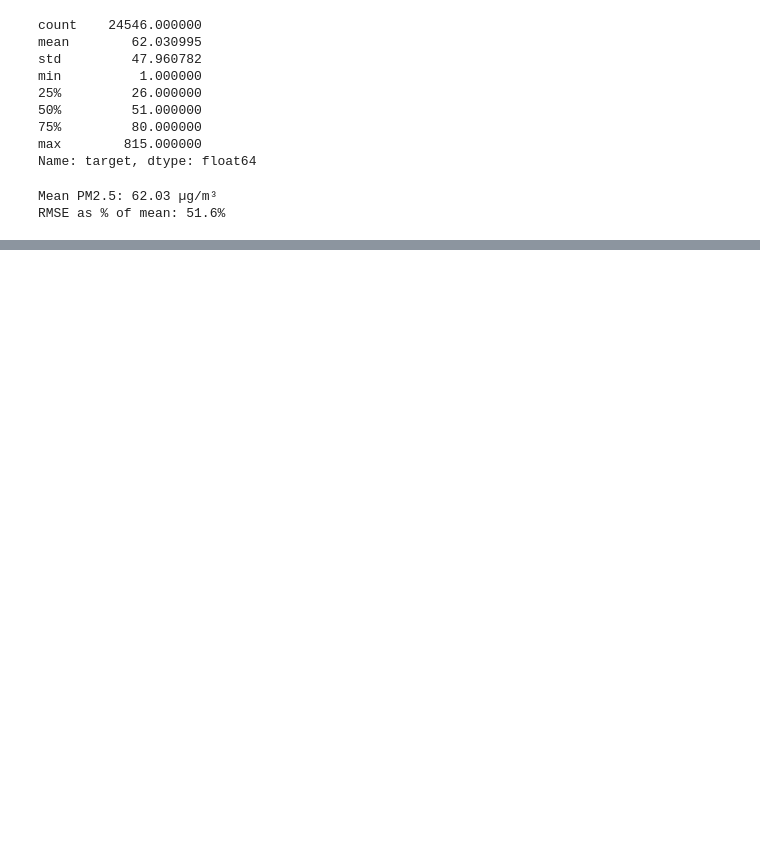
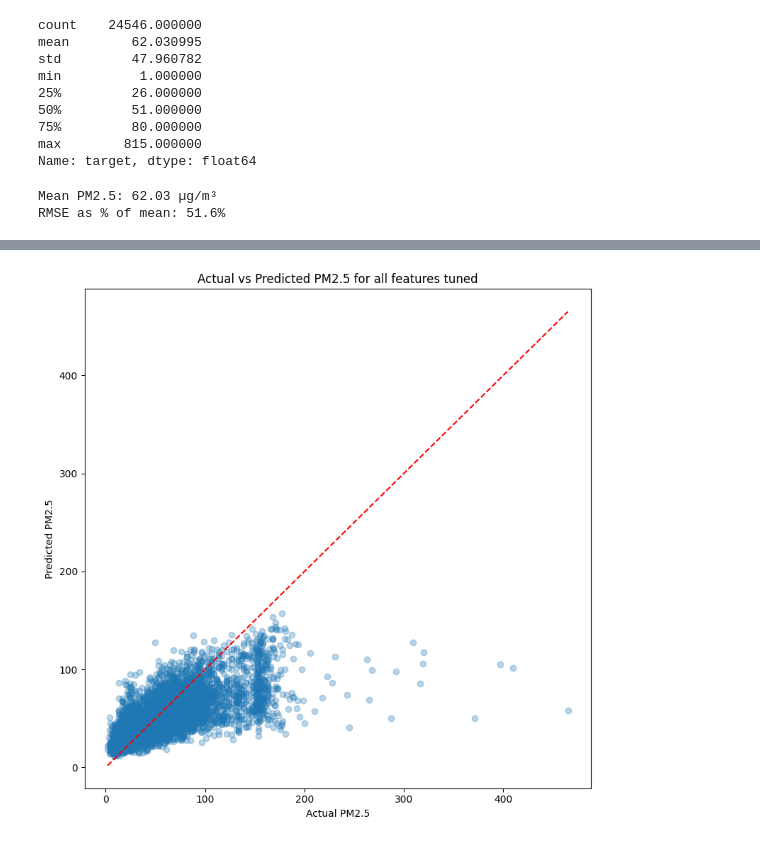
Before and after one commit to flyingpinguu/air_pollution_mlproject, a Jupyter notebook: random_forest.ipynb, the cells around one changed output, grey strips where cells are left out. Cells and saved outputs as stored; diff of their text form; code cells hidden in the pictures; blank space fills up the shorter version.

```diff
--- a/random_forest.ipynb
+++ b/random_forest.ipynb
@@ -110,0 +230,12 @@ RMSE as % of mean: 51.6%
+# %%
+#Actual vs Predicted using RF all features and tuned
+plt.figure(figsize=(8, 8))
+plt.scatter(y_val, y_val_pred_tuned, alpha=0.3)
+plt.plot([y_val.min(), y_val.max()], [y_val.min(), y_val.max()], 'r--')
+plt.xlabel("Actual PM2.5")
+plt.ylabel("Predicted PM2.5")
+plt.title("Actual vs Predicted PM2.5 for all features tuned")
+plt.tight_layout()
+plt.show()
+# %% [output]
+[figure, added]
```
Also changed, not shown: parts of 10 cells of this notebook, 1 other file.
